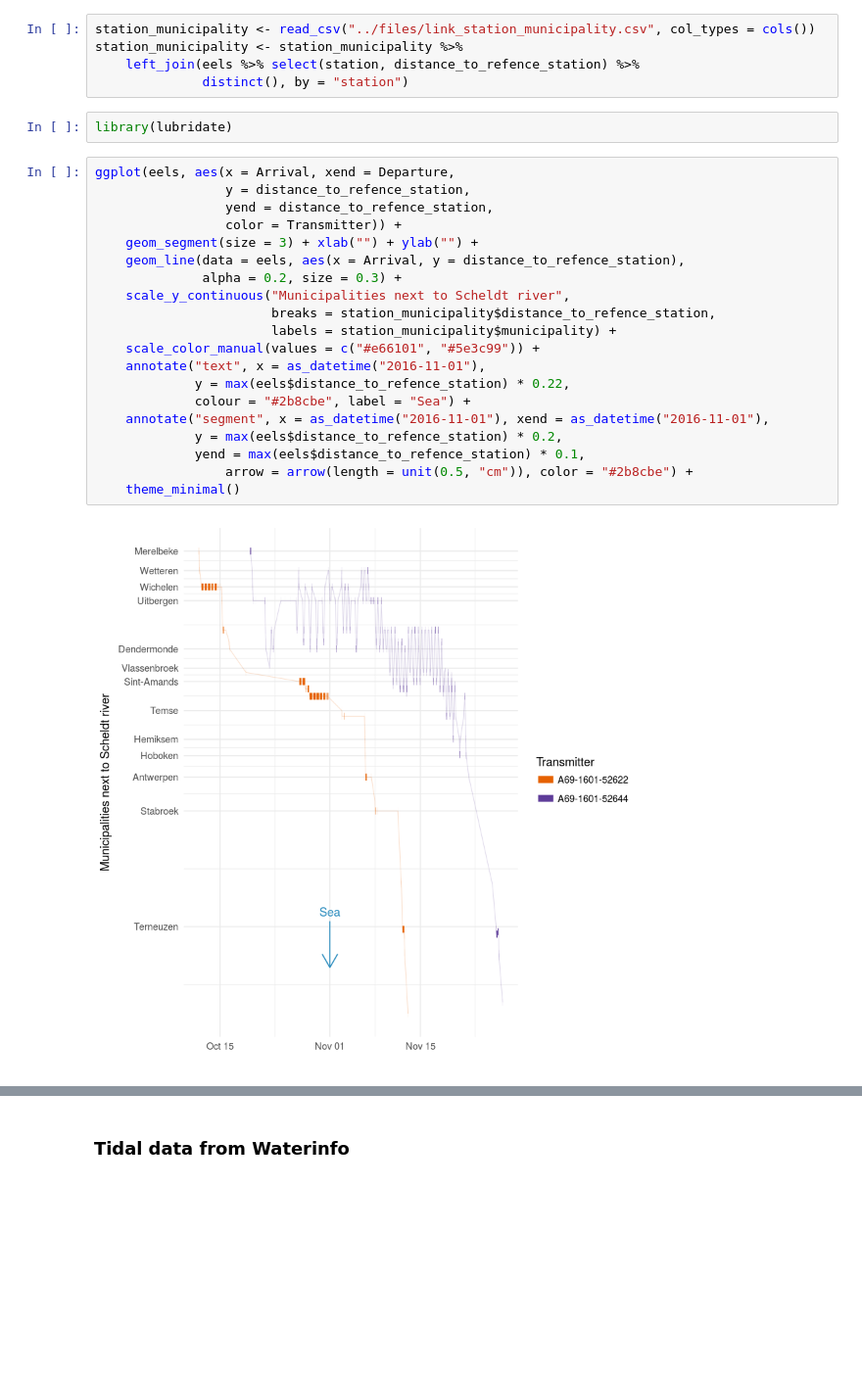
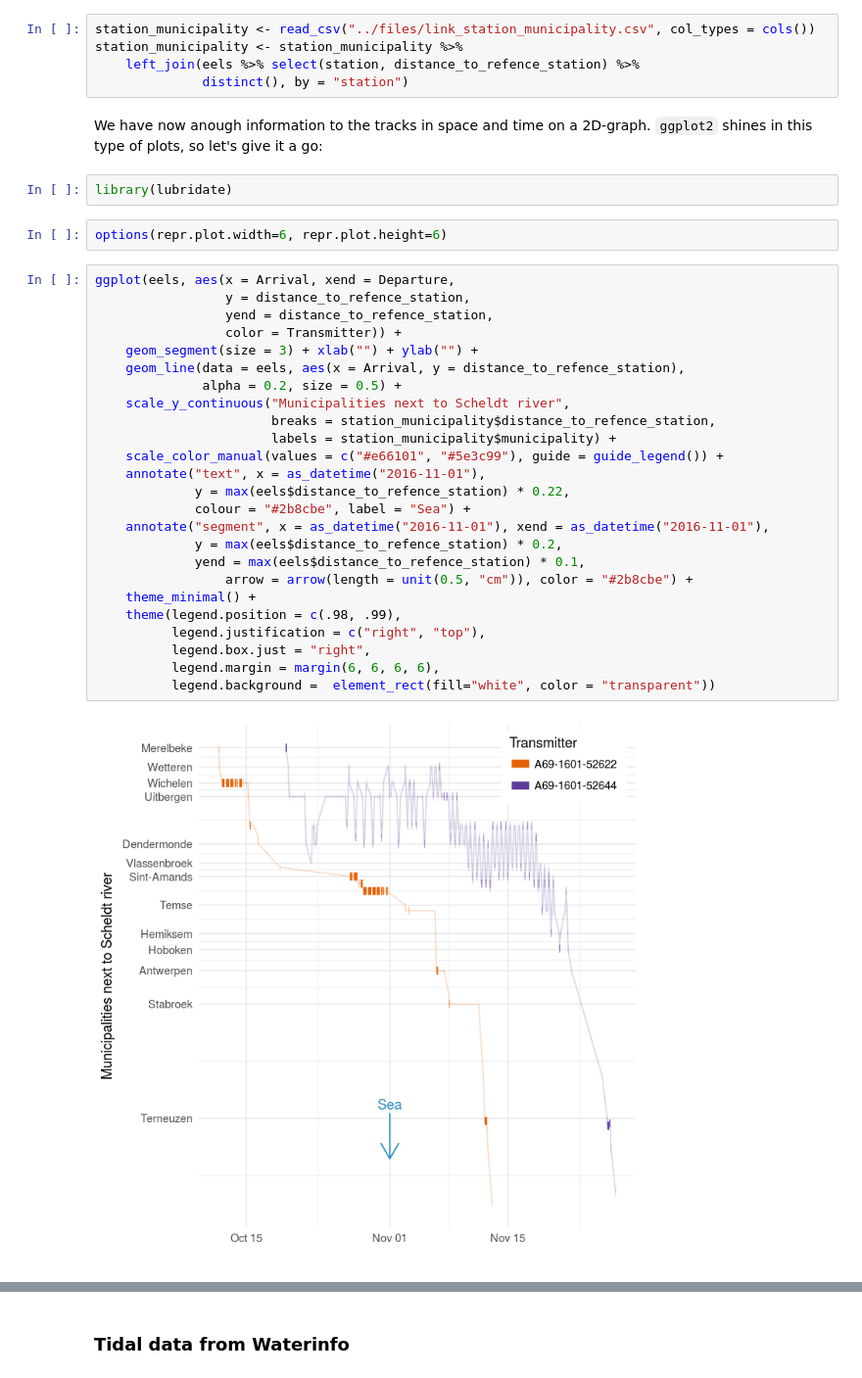
Before and after one commit to inbo/oscibio, a Jupyter notebook: content/posts/waterinfo-tidal.ipynb, the cells around one changed output, grey strips where cells are left out. Shown at 98% size. Cells and saved outputs as stored; diff of their text form; blank space fills up the shorter version.

```diff
--- a/content/posts/waterinfo-tidal.ipynb
+++ b/content/posts/waterinfo-tidal.ipynb
@@ -71,27 +78,36 @@ station_municipality <- read_csv("../files/link_station_municipality.csv", col_t
 station_municipality <- station_municipality %>%
     left_join(eels %>% select(station, distance_to_refence_station) %>%
               distinct(), by = "station")
+# %% [markdown]
+We have now anough information to the tracks in space and time on a 2D-graph. `ggplot2` shines in this type of plots, so let's give it a go:
 # %%
 library(lubridate)
+# %%
+options(repr.plot.width=6, repr.plot.height=6)
 # %%
 ggplot(eels, aes(x = Arrival, xend = Departure,
                  y = distance_to_refence_station,
                  yend = distance_to_refence_station,
                  color = Transmitter)) +
     geom_segment(size = 3) + xlab("") + ylab("") +
     geom_line(data = eels, aes(x = Arrival, y = distance_to_refence_station),
-              alpha = 0.2, size = 0.3) +
+              alpha = 0.2, size = 0.5) +
     scale_y_continuous("Municipalities next to Scheldt river",
                        breaks = station_municipality$distance_to_refence_station,
                        labels = station_municipality$municipality) +
-    scale_color_manual(values = c("#e66101", "#5e3c99")) +
+    scale_color_manual(values = c("#e66101", "#5e3c99"), guide = guide_legend()) +
     annotate("text", x = as_datetime("2016-11-01"),
              y = max(eels$distance_to_refence_station) * 0.22,
              colour = "#2b8cbe", label = "Sea") +
     annotate("segment", x = as_datetime("2016-11-01"), xend = as_datetime("2016-11-01"),
              y = max(eels$distance_to_refence_station) * 0.2,
              yend = max(eels$distance_to_refence_station) * 0.1,
                  arrow = arrow(length = unit(0.5, "cm")), color = "#2b8cbe") +
-    theme_minimal()
+    theme_minimal() +
+    theme(legend.position = c(.98, .99),
+          legend.justification = c("right", "top"),
+          legend.box.just = "right",
+          legend.margin = margin(6, 6, 6, 6),
+          legend.background =  element_rect(fill="white", color = "transparent"))
 # %% [output]
-[figure, old version]
+[figure, new version]
```
Also changed, not shown: parts of 38 cells of this notebook.
